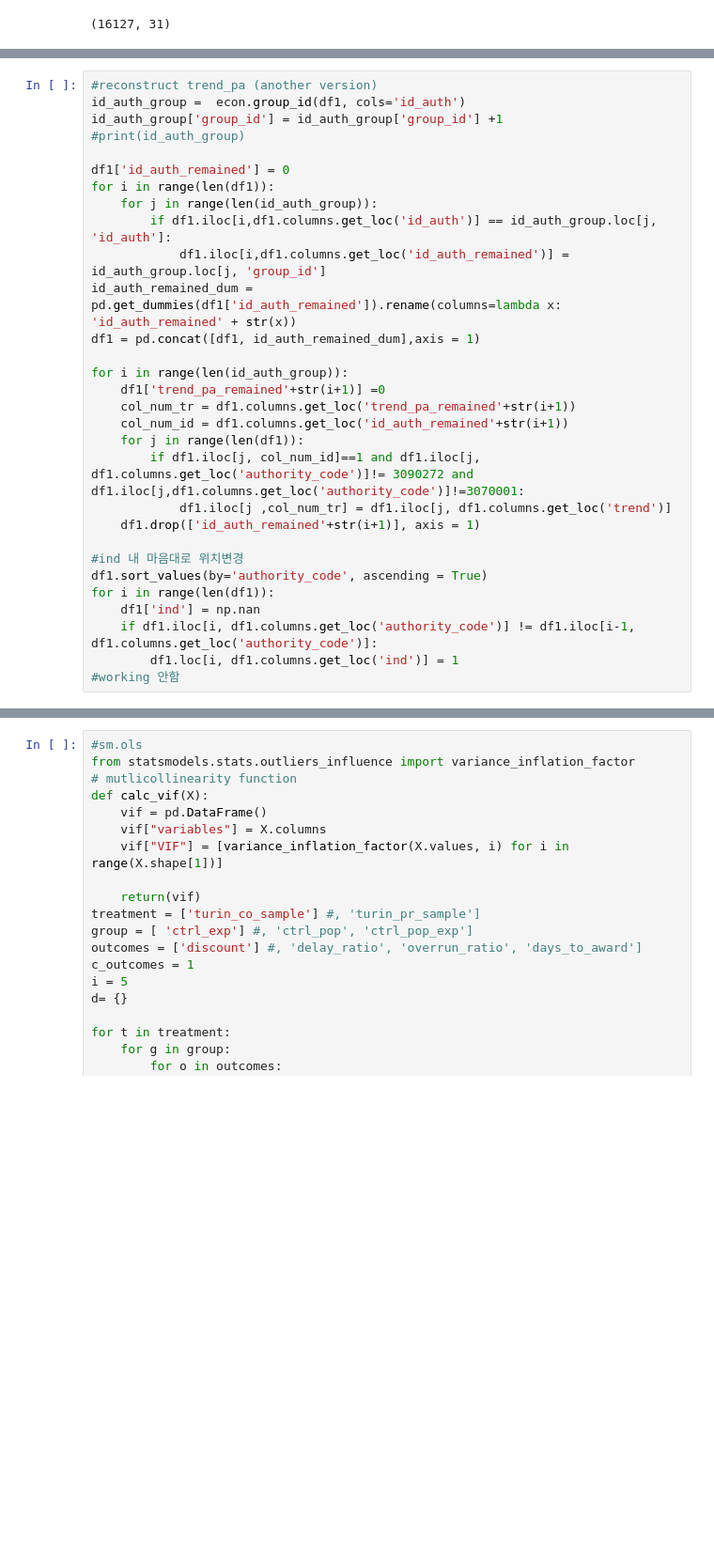
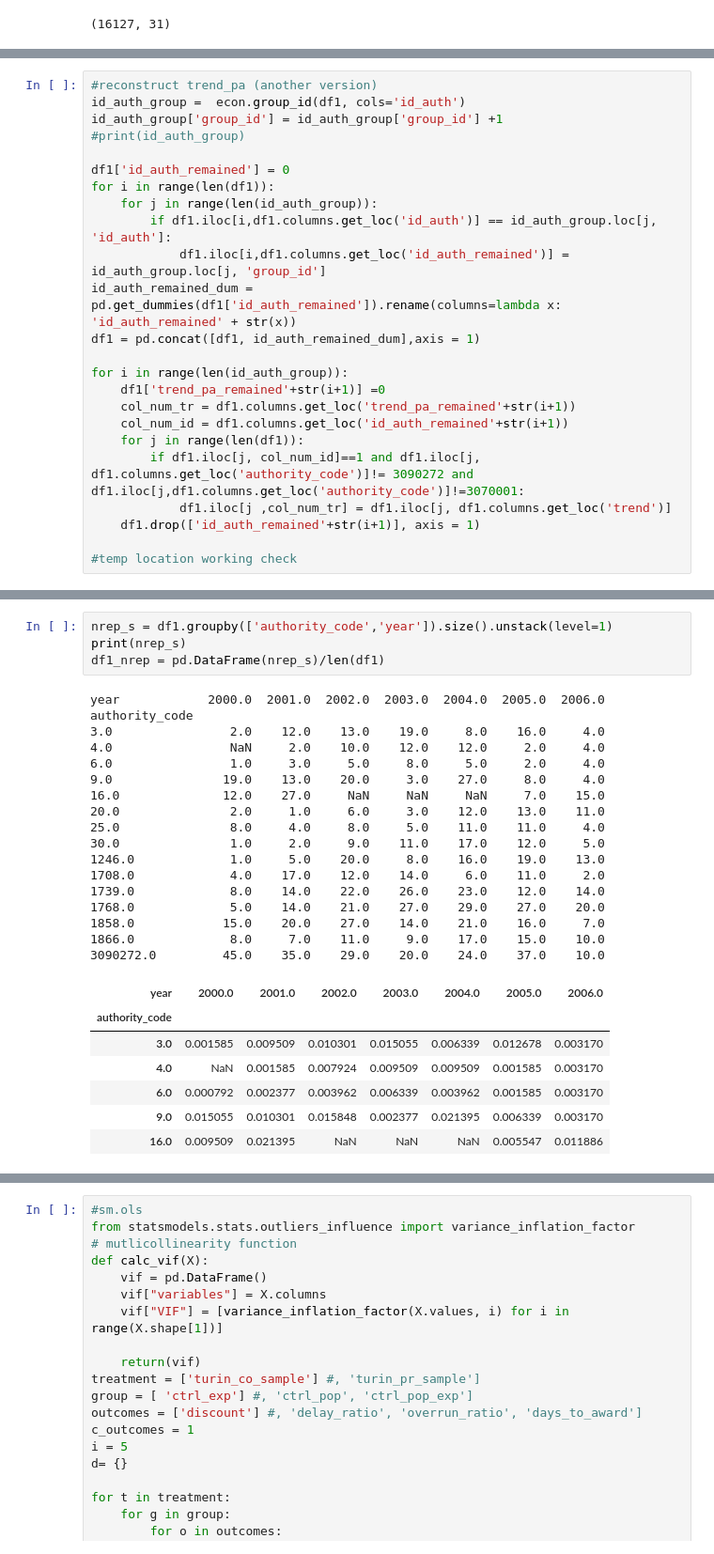
Before and after one commit to huiren-j/Replication-of-Decarolis-2014-, a Jupyter notebook: table5_first_spe.ipynb, the cells around one changed output, grey strips where cells are left out. Shown: that part at 94% size. Drawn from its saved outputs; the diff is of its cells as text; blank space fills up the shorter version.

```diff
--- a/table5_first_spe.ipynb
+++ b/table5_first_spe.ipynb
@@ -112,10 +112,4 @@ for i in range(len(id_auth_group)):
             df1.iloc[j ,col_num_tr] = df1.iloc[j, df1.columns.get_loc('trend')]
     df1.drop(['id_auth_remained'+str(i+1)], axis = 1)
 
-#ind 내 마음대로 위치변경
-df1.sort_values(by='authority_code', ascending = True)
-for i in range(len(df1)):
-    df1['ind'] = np.nan
-    if df1.iloc[i, df1.columns.get_loc('authority_code')] != df1.iloc[i-1, df1.columns.get_loc('authority_code')]:
-        df1.loc[i, df1.columns.get_loc('ind')] = 1
-#working 안함
+#temp location working check
@@ -241,0 +288,29 @@ ValueError: zero-size array to reduction operation maximum which has no identity
+# %%
+nrep_s = df1.groupby(['authority_code','year']).size().unstack(level=1)
+print(nrep_s)
+df1_nrep = pd.DataFrame(nrep_s)/len(df1)
+# %% [output]
+year            2000.0  2001.0  2002.0  2003.0  2004.0  2005.0  2006.0
+authority_code
+3.0                2.0    12.0    13.0    19.0     8.0    16.0     4.0
+4.0                NaN     2.0    10.0    12.0    12.0     2.0     4.0
+6.0                1.0     3.0     5.0     8.0     5.0     2.0     4.0
+9.0               19.0    13.0    20.0     3.0    27.0     8.0     4.0
+16.0              12.0    27.0     NaN     NaN     NaN     7.0    15.0
+20.0               2.0     1.0     6.0     3.0    12.0    13.0    11.0
+25.0               8.0     4.0     8.0     5.0    11.0    11.0     4.0
+30.0               1.0     2.0     9.0    11.0    17.0    12.0     5.0
+1246.0             1.0     5.0    20.0     8.0    16.0    19.0    13.0
+1708.0             4.0    17.0    12.0    14.0     6.0    11.0     2.0
+1739.0             8.0    14.0    22.0    26.0    23.0    12.0    14.0
+1768.0             5.0    14.0    21.0    27.0    29.0    27.0    20.0
+1858.0            15.0    20.0    27.0    14.0    21.0    16.0     7.0
+1866.0             8.0     7.0    11.0     9.0    17.0    15.0    10.0
+3090272.0         45.0    35.0    29.0    20.0    24.0    37.0    10.0
+| year | 2000.0 | 2001.0 | 2002.0 | 2003.0 | 2004.0 | 2005.0 | 2006.0 |
+| authority_code |  |  |  |  |  |  |  |
+| 3.0 | 0.001585 | 0.009509 | 0.010301 | 0.015055 | 0.006339 | 0.012678 | 0.003170 |
+| 4.0 | NaN | 0.001585 | 0.007924 | 0.009509 | 0.009509 | 0.001585 | 0.003170 |
+| 6.0 | 0.000792 | 0.002377 | 0.003962 | 0.006339 | 0.003962 | 0.001585 | 0.003170 |
+| 9.0 | 0.015055 | 0.010301 | 0.015848 | 0.002377 | 0.021395 | 0.006339 | 0.003170 |
+| 16.0 | 0.009509 | 0.021395 | NaN | NaN | NaN | 0.005547 | 0.011886 |
```
Also changed, not shown: parts of 4 cells of this notebook.
